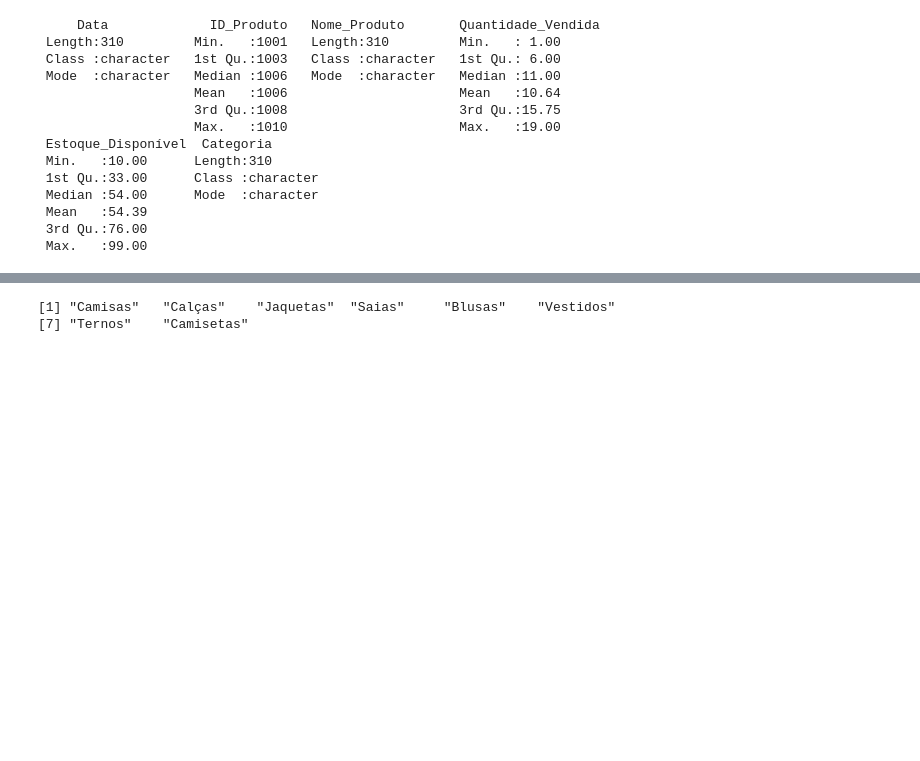
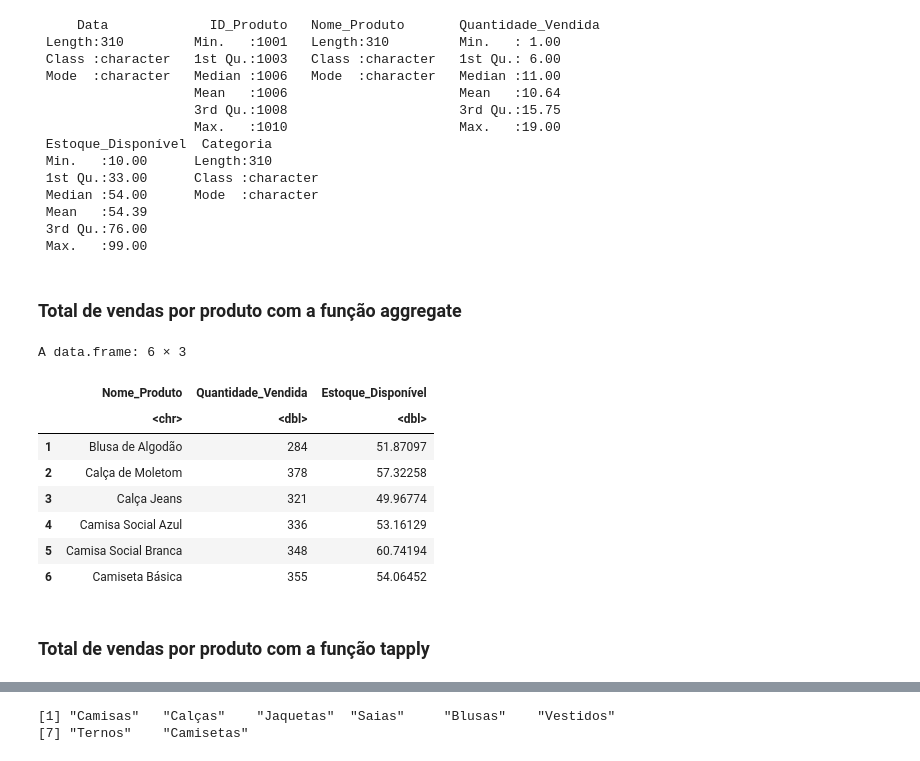
Before and after one commit to lethiciaasevedo1999/learning-R, a Jupyter notebook: Analise_comR.ipynb, the cells around one changed output, grey strips where cells are left out. Saved outputs shown, nothing was run; the diff lists cells and outputs as text; code cells hidden in the pictures; blank space fills up the shorter version.

```diff
--- a/Analise_comR.ipynb
+++ b/Analise_comR.ipynb
@@ -298,3 +298,25 @@ summary(sales_data)
  Mean   :54.39
  3rd Qu.:76.00
  Max.   :99.00
+# %% [markdown]
+### **Total de vendas por produto com a função aggregate**
+# %%
+total_vendido  <- aggregate(Quantidade_Vendida ~ Nome_Produto, data=sales_data, sum)
+# %%
+media_estoque <- aggregate(Estoque_Disponível ~ Nome_Produto, data=sales_data, mean)
+# %%
+aggregate_data <- merge(total_vendido, media_estoque, by = "Nome_Produto")
+# %%
+head(aggregate_data)
+# %% [output]
+A data.frame: 6 × 3
+|  | Nome_Produto | Quantidade_Vendida | Estoque_Disponível |
+|  | <chr> | <dbl> | <dbl> |
+| 1 | Blusa de Algodão | 284 | 51.87097 |
+| 2 | Calça de Moletom | 378 | 57.32258 |
+| 3 | Calça Jeans | 321 | 49.96774 |
+| 4 | Camisa Social Azul | 336 | 53.16129 |
+| 5 | Camisa Social Branca | 348 | 60.74194 |
+| 6 | Camiseta Básica | 355 | 54.06452 |
+# %% [markdown]
+### **Total de vendas por produto com a função tapply**
```
Also changed, not shown: parts of 2 cells of this notebook.
